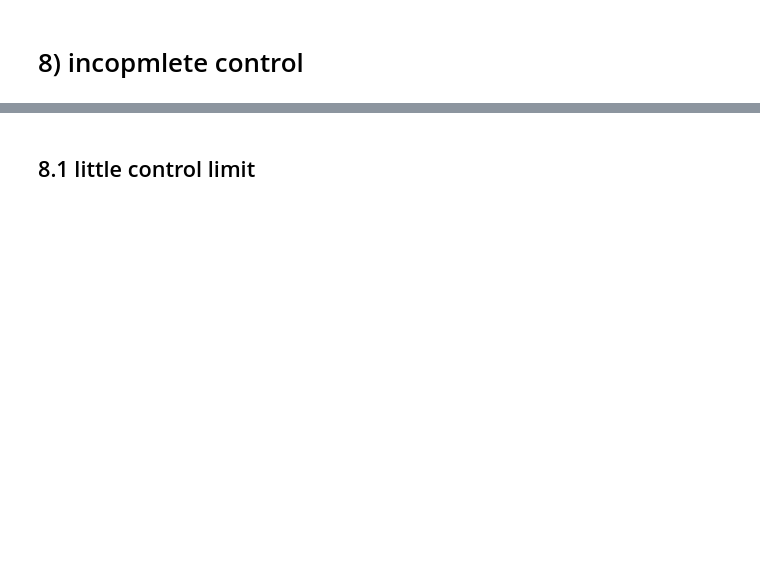
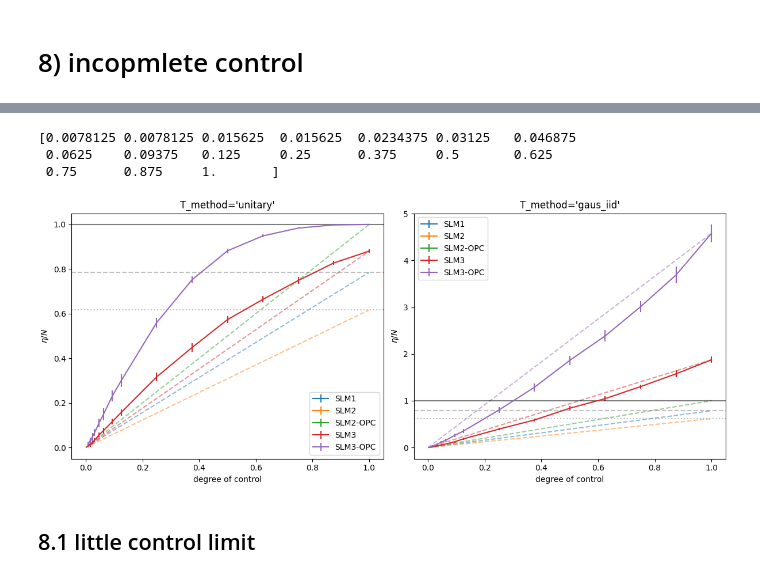
Before and after one commit to rubiaek/qwfs2, a Jupyter notebook: qwfs/view_plots.ipynb, the cells around one changed output, grey strips where cells are left out. Drawn from its saved outputs; the diff is of its cells as text; code cells hidden in the pictures; blank space fills up the shorter version.

```diff
--- a/qwfs/view_plots.ipynb
+++ b/qwfs/view_plots.ipynb
@@ -427,3 +434,10 @@ fig.savefig(r"G:\My Drive\Projects\ScalingQWFS\Paper\Figures\incomplete_control.
+# %%
+incomplete_control(small_control=False)
+# %% [output]
+[0.0078125 0.0078125 0.015625  0.015625  0.0234375 0.03125   0.046875
+ 0.0625    0.09375   0.125     0.25      0.375     0.5       0.625
+ 0.75      0.875     1.       ]
+[figure, added]
 # %% [markdown]
 ## 8.1 little control limit
 # %%
```
Also changed, not shown: parts of 4 cells of this notebook, 1 other file.
